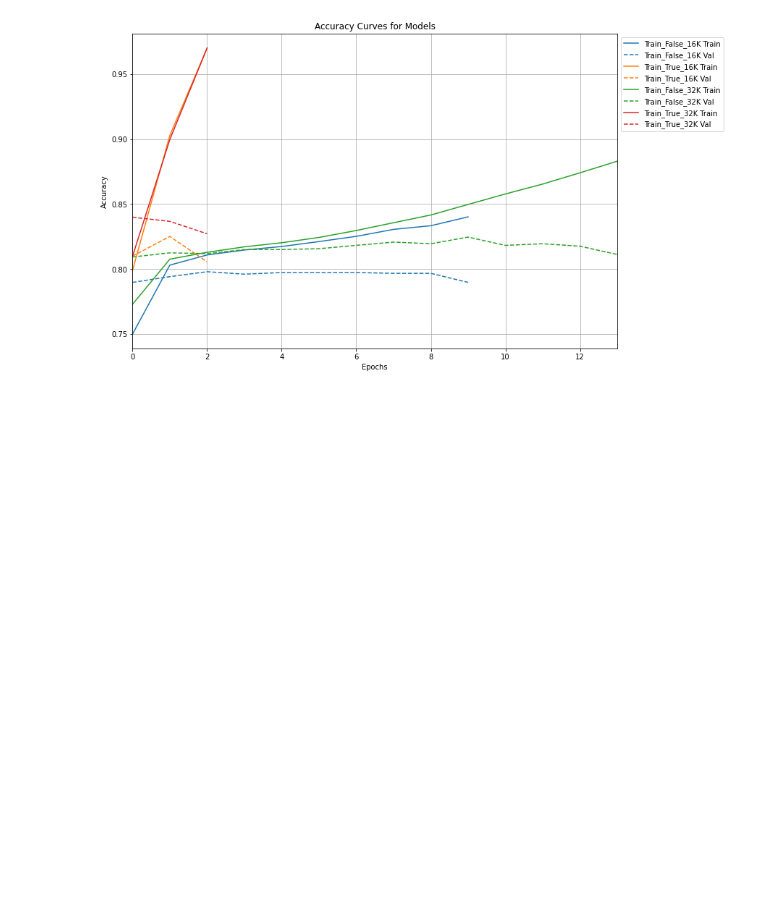
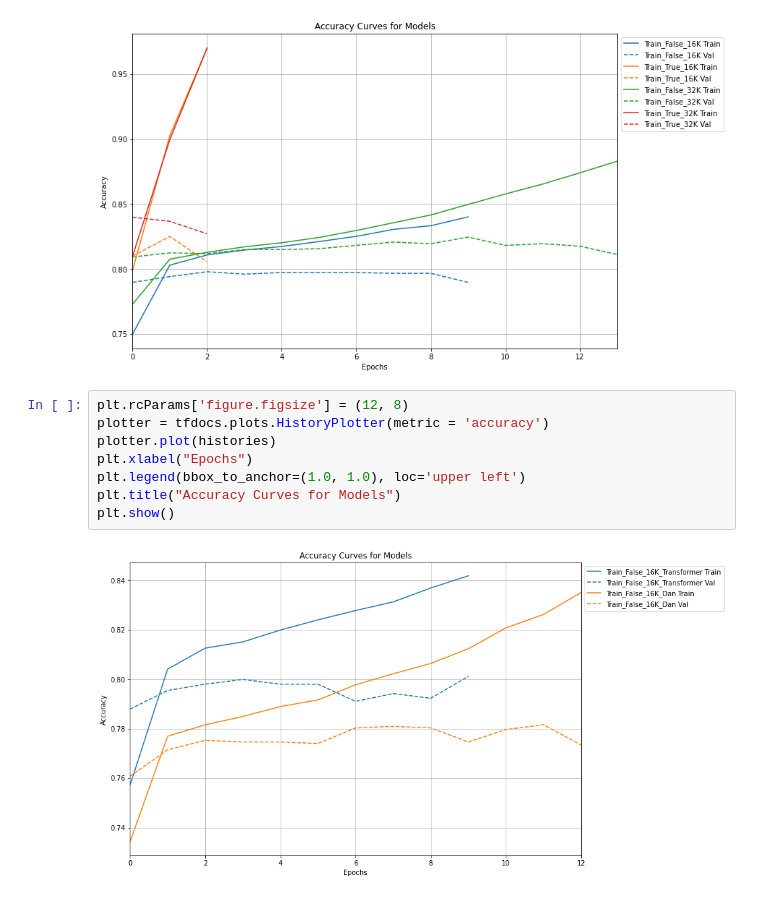
Before and after one commit to Rathore25/Reddit-Sentiment-Pre-Post-Covid, a Jupyter notebook: Train_Sentiment_Prediction_Models.ipynb, the cells around one changed output. Cells and saved outputs as stored; diff of their text form; blank space fills up the shorter version.

```diff
--- a/Train_Sentiment_Prediction_Models.ipynb
+++ b/Train_Sentiment_Prediction_Models.ipynb
@@ -225,3 +278,13 @@ plt.title("Accuracy Curves for Models")
 plt.show()
 # %% [output]
 [figure]
+# %%
+plt.rcParams['figure.figsize'] = (12, 8)
+plotter = tfdocs.plots.HistoryPlotter(metric = 'accuracy')
+plotter.plot(histories)
+plt.xlabel("Epochs")
+plt.legend(bbox_to_anchor=(1.0, 1.0), loc='upper left')
+plt.title("Accuracy Curves for Models")
+plt.show()
+# %% [output]
+[figure, added]
```
Also changed, not shown: parts of 9 cells of this notebook.
